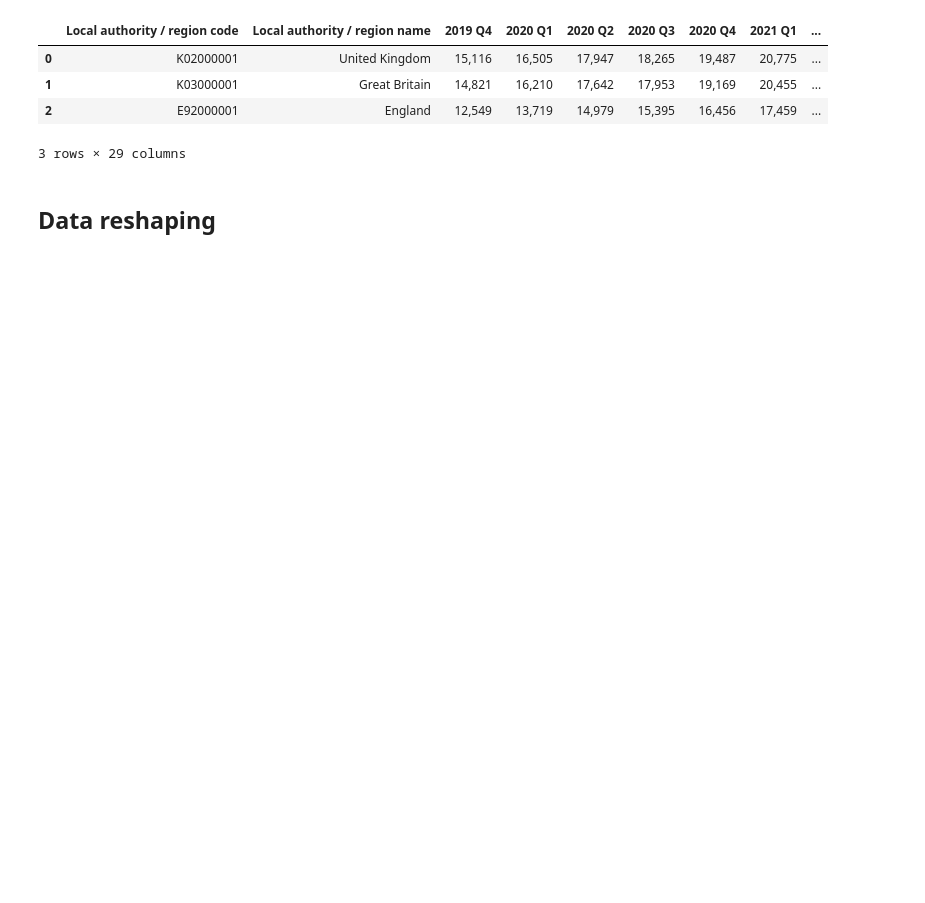
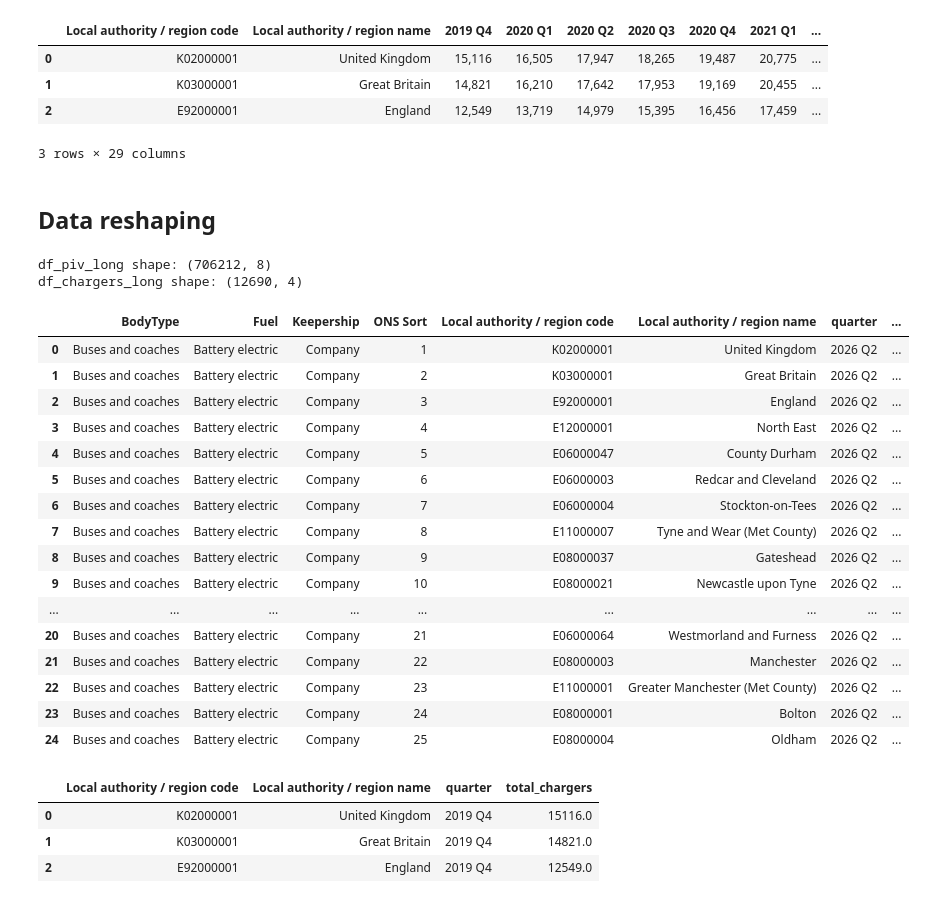
Before and after one commit to leon72305-source/DSAI_FINAL, a Jupyter notebook: DSandAIP2027_Drafts.ipynb, the cells around one changed output. Saved outputs shown, nothing was run; the diff lists cells and outputs as text; code cells hidden in the pictures; blank space fills up the shorter version.

Commit message:
Commit: Dataset Reshaping Draft

```diff
--- a/DSandAIP2027_Drafts.ipynb
+++ b/DSandAIP2027_Drafts.ipynb
@@ -159,3 +162,62 @@ Cleaned df_chargers shape: (470, 29)
 3 rows × 29 columns
 # %% [markdown]
 ## Data reshaping
+# %%
+def melt_dataframe(df, value_name):
+    # Drop any duplicate columns if code/name fields were repeated
+    df = df.loc[:, ~df.columns.duplicated()]
+
+    # Identify metadata columns (anything that is NOT a quarterly time column like "YYYY Q#")
+    id_vars = [col for col in df.columns if not re.match(r'^\d{4}\s+Q[1-4]$', str(col).strip())]
+    value_vars = [col for col in df.columns if col not in id_vars]
+
+    # Melt from wide to long format
+    df_long = pd.melt(
+        df,
+        id_vars=id_vars,
+        value_vars=value_vars,
+        var_name='quarter',
+        value_name=value_name
+    )
+
+    # Clean up value column: remove commas and convert to numeric safely
+    df_long[value_name] = pd.to_numeric(
+        df_long[value_name].astype(str).str.replace(',', ''),
+        errors='coerce'
+    )
+
+    return df_long
+
+# Apply melting to both datasets
+df_piv_long = melt_dataframe(df_piv, 'total_evs')
+df_chargers_long = melt_dataframe(df_chargers, 'total_chargers')
+
+print(f"df_piv_long shape: {df_piv_long.shape}")
+print(f"df_chargers_long shape: {df_chargers_long.shape}")
+
+display(df_piv_long.head(25))
+display(df_chargers_long.head(3))
+# %% [output]
+df_piv_long shape: (706212, 8)
+df_chargers_long shape: (12690, 4)
+|  | BodyType | Fuel | Keepership | ONS Sort | Local authority / region code | Local authority / region name | quarter | ... |
+| 0 | Buses and coaches | Battery electric | Company | 1 | K02000001 | United Kingdom | 2026 Q2 | ... |
+| 1 | Buses and coaches | Battery electric | Company | 2 | K03000001 | Great Britain | 2026 Q2 | ... |
+| 2 | Buses and coaches | Battery electric | Company | 3 | E92000001 | England | 2026 Q2 | ... |
+| 3 | Buses and coaches | Battery electric | Company | 4 | E12000001 | North East | 2026 Q2 | ... |
+| 4 | Buses and coaches | Battery electric | Company | 5 | E06000047 | County Durham | 2026 Q2 | ... |
+| 5 | Buses and coaches | Battery electric | Company | 6 | E06000003 | Redcar and Cleveland | 2026 Q2 | ... |
+| 6 | Buses and coaches | Battery electric | Company | 7 | E06000004 | Stockton-on-Tees | 2026 Q2 | ... |
+| 7 | Buses and coaches | Battery electric | Company | 8 | E11000007 | Tyne and Wear (Met County) | 2026 Q2 | ... |
+| 8 | Buses and coaches | Battery electric | Company | 9 | E08000037 | Gateshead | 2026 Q2 | ... |
+| 9 | Buses and coaches | Battery electric | Company | 10 | E08000021 | Newcastle upon Tyne | 2026 Q2 | ... |
+| ... | ... | ... | ... | ... | ... | ... | ... | ... |
+| 20 | Buses and coaches | Battery electric | Company | 21 | E06000064 | Westmorland and Furness | 2026 Q2 | ... |
+| 21 | Buses and coaches | Battery electric | Company | 22 | E08000003 | Manchester | 2026 Q2 | ... |
+| 22 | Buses and coaches | Battery electric | Company | 23 | E11000001 | Greater Manchester (Met County) | 2026 Q2 | ... |
+| 23 | Buses and coaches | Battery electric | Company | 24 | E08000001 | Bolton | 2026 Q2 | ... |
+| 24 | Buses and coaches | Battery electric | Company | 25 | E08000004 | Oldham | 2026 Q2 | ... |
+|  | Local authority / region code | Local authority / region name | quarter | total_chargers |
+| 0 | K02000001 | United Kingdom | 2019 Q4 | 15116.0 |
+| 1 | K03000001 | Great Britain | 2019 Q4 | 14821.0 |
+| 2 | E92000001 | England | 2019 Q4 | 12549.0 |
```
Also changed, not shown: parts of 2 cells of this notebook.
